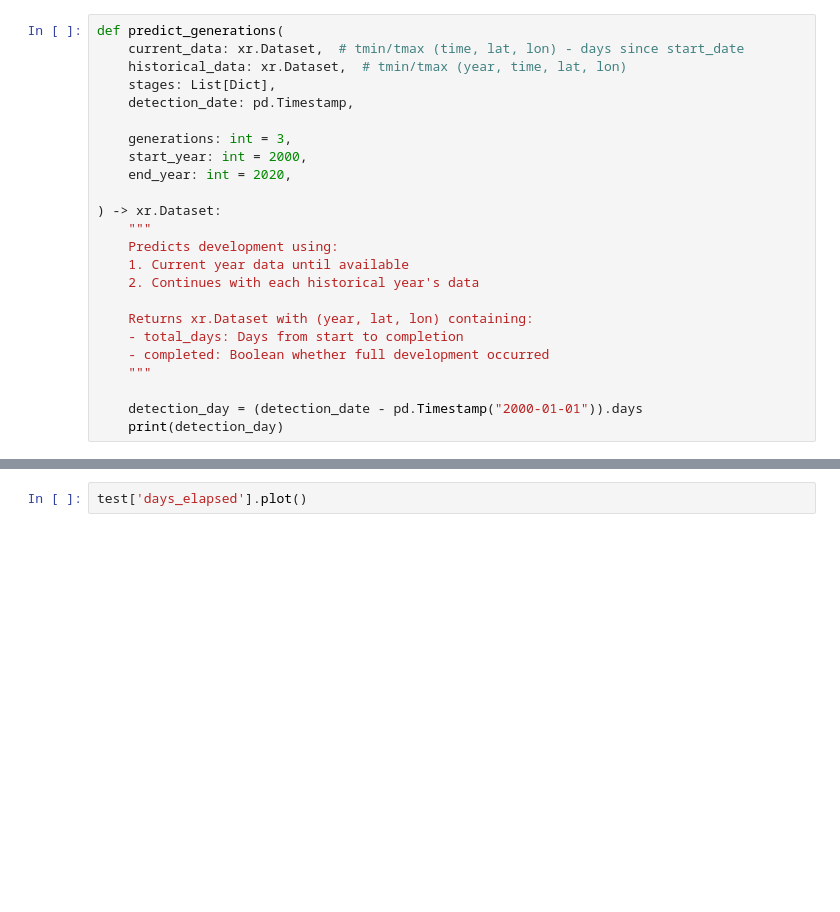
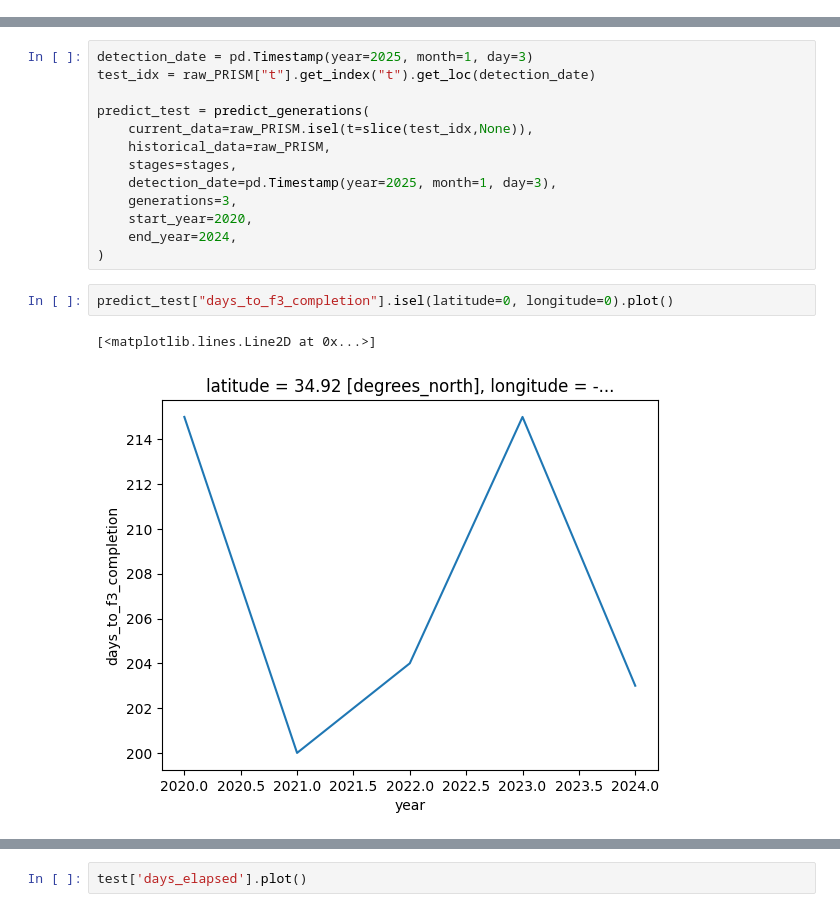
Before and after one commit to ThomWorm/FruitFlyPheno, a Jupyter notebook: notebooks/process_and_plot_dev.ipynb, the cells around one changed output, grey strips where cells are left out. Drawn from its saved outputs; the diff is of its cells as text; blank space fills up the shorter version.

Commit message:
prediction function working prototype

```diff
--- a/notebooks/process_and_plot_dev.ipynb
+++ b/notebooks/process_and_plot_dev.ipynb
@@ -276,24 +194,0 @@ def predict_generations(
-# %%
-def predict_generations(
-    current_data: xr.Dataset,  # tmin/tmax (time, lat, lon) - days since start_date
-    historical_data: xr.Dataset,  # tmin/tmax (year, time, lat, lon)
-    stages: List[Dict],
-    detection_date: pd.Timestamp,
-
-    generations: int = 3,
-    start_year: int = 2000,
-    end_year: int = 2020,
-
-) -> xr.Dataset:
-    """
-    Predicts development using:
-    1. Current year data until available
-    2. Continues with each historical year's data
-
-    Returns xr.Dataset with (year, lat, lon) containing:
-    - total_days: Days from start to completion
-    - completed: Boolean whether full development occurred
-    """
-
-    detection_day = (detection_date - pd.Timestamp("2000-01-01")).days
-    print(detection_day)
@@ -336,0 +241,18 @@ test_core = degree_day_core(
+# %%
+detection_date = pd.Timestamp(year=2025, month=1, day=3)
+test_idx = raw_PRISM["t"].get_index("t").get_loc(detection_date)
+
+predict_test = predict_generations(
+    current_data=raw_PRISM.isel(t=slice(test_idx,None)),
+    historical_data=raw_PRISM,
+    stages=stages,
+    detection_date=pd.Timestamp(year=2025, month=1, day=3),
+    generations=3,
+    start_year=2020,
+    end_year=2024,
+)
+# %%
+predict_test["days_to_f3_completion"].isel(latitude=0, longitude=0).plot()
+# %% [output]
+[<matplotlib.lines.Line2D at 0x...>]
+[figure, added]
```
Also changed, not shown: parts of 10 cells of this notebook.
